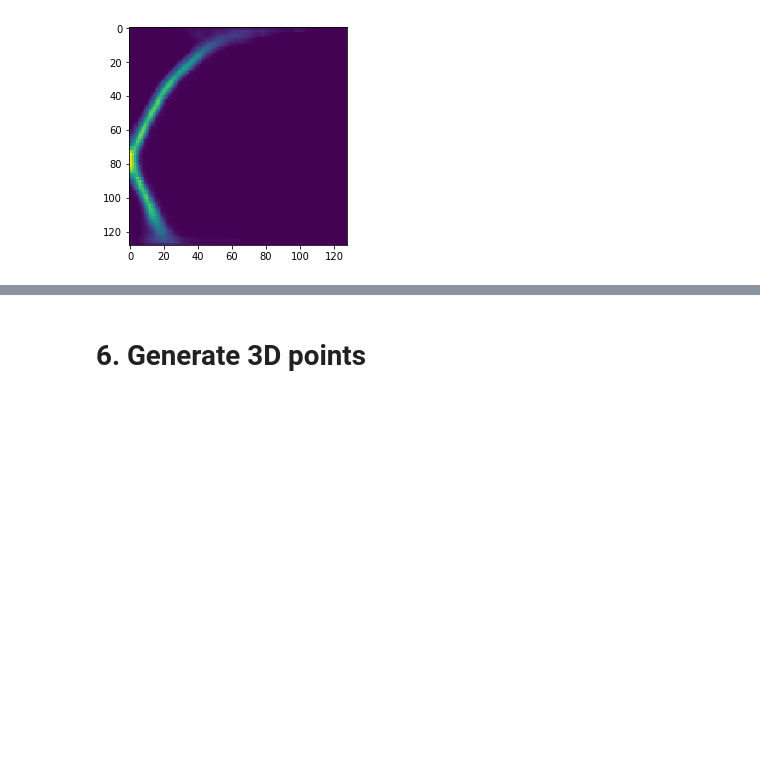
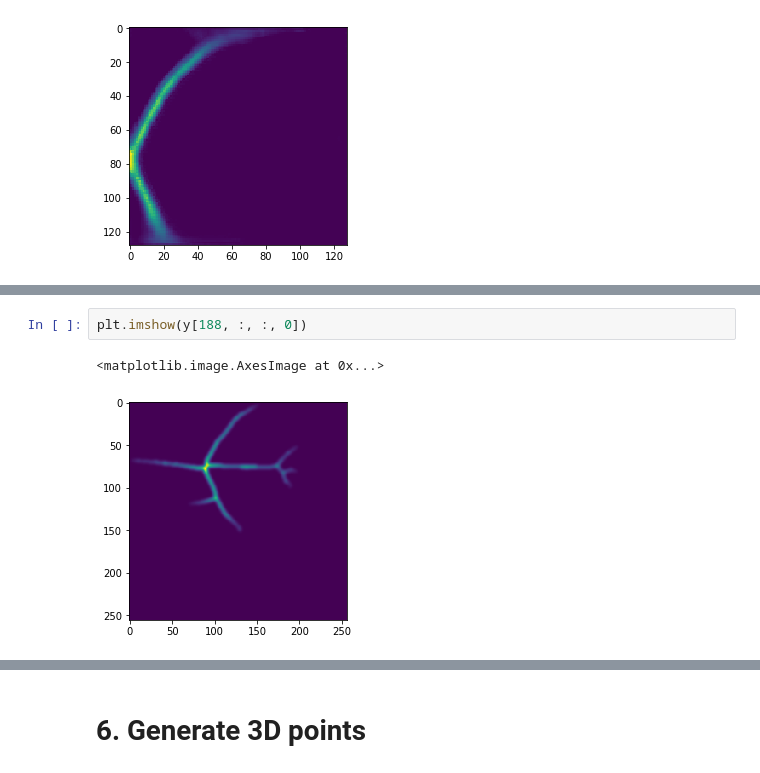
Before and after one commit to JinZhaoHong/Connectomics, a Jupyter notebook: B-Spline Fitting.ipynb, the cells around one changed output, grey strips where cells are left out. Cells and saved outputs as stored; diff of their text form; blank space fills up the shorter version.

```diff
--- a/B-Spline Fitting.ipynb
+++ b/B-Spline Fitting.ipynb
@@ -458,0 +623,5 @@ plt.imshow(y_predict2[150, :, :, 0])
+# %%
+plt.imshow(y[188, :, :, 0])
+# %% [output]
+<matplotlib.image.AxesImage at 0x...>
+[figure, added]
```
Also changed, not shown: parts of 47 cells of this notebook, 1 other file.
